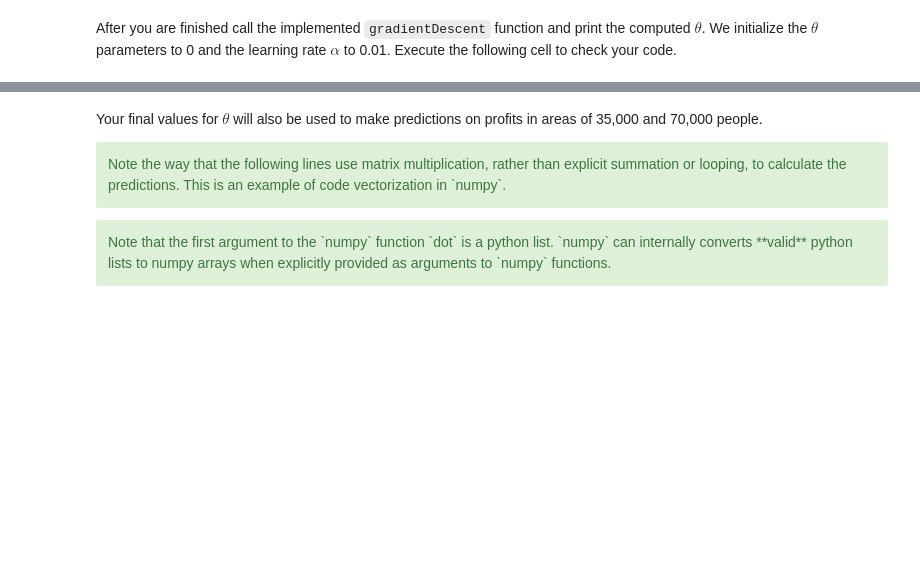
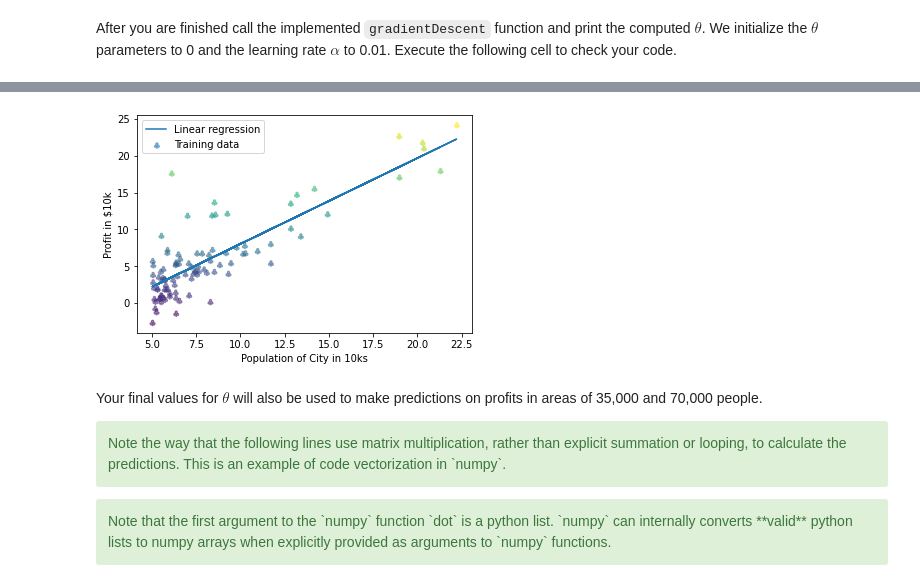
Before and after one commit to ychen105/ml-coursera-python-assignments, a Jupyter notebook: Exercise1/exercise1.ipynb, the cells around one changed output, grey strips where cells are left out. Saved outputs shown, nothing was run; the diff lists cells and outputs as text; code cells hidden in the pictures; blank space fills up the shorter version.

```diff
--- a/Exercise1/exercise1.ipynb
+++ b/Exercise1/exercise1.ipynb
@@ -208,11 +209,8 @@ def plotData(x, y):
 
     plt.scatter(x, y, alpha=0.5, marker=r'$\clubsuit$', c=y)
 
-    plt
     plt.xlabel('Population of City in 10ks')
     plt.ylabel('Profit in $10k')
-
-    plt.show()
 # %% [markdown]
 Now run the defined function with the loaded data to visualize the data. The end result should look like the following figure:
 
@@ -482,8 +466,12 @@ We will use your final parameters to plot the linear fit. The results should loo
 # %%
 # plot the linear fit
 plotData(X[:, 1], y)
-pyplot.plot(X[:, 1], np.dot(X, theta), '-')
-pyplot.legend(['Training data', 'Linear regression']);
+
+plt.plot(X[:, 1], np.dot(X, theta))
+
+plt.legend(['Linear regression', 'Training data']);
+# %% [output]
+[figure, added]
 # %% [markdown]
 Your final values for $\theta$ will also be used to make predictions on profits in areas of 35,000 and 70,000 people.
 
```
Also changed, not shown: parts of 22 cells of this notebook.
